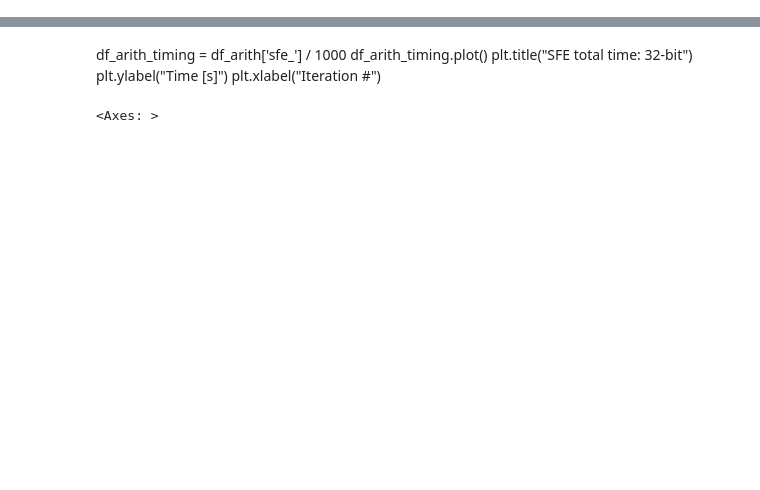
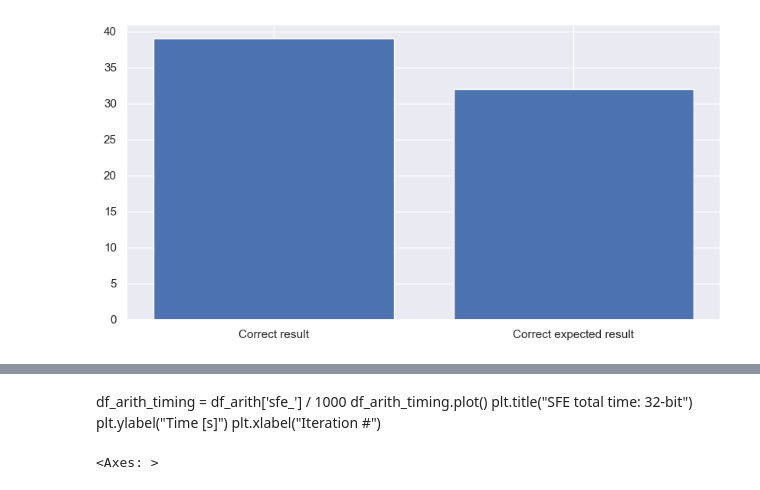
Before and after one commit to ChiemStevens/pffrocd, a Jupyter notebook: plotting/32-old vs 32-new.ipynb, the cells around one changed output, grey strips where cells are left out. Cells and saved outputs as stored; diff of their text form; code cells hidden in the pictures; blank space fills up the shorter version.

```diff
--- a/plotting/32-old vs 32-new.ipynb
+++ b/plotting/32-old vs 32-new.ipynb
@@ -59,0 +56,16 @@ df_boolean.head()
+# %%
+# To plot result vs expected result we need to know how many times the result is correct
+# and how many times the expected result is correct
+correct_result_boolean = 0
+correct_expected_result_boolean = 0
+for i in range(len(df_boolean["result"])):
+    correct_result_boolean += 1
+    if df_boolean["result"][i] == df_boolean["expected_result"][i]:
+        correct_expected_result_boolean += 1
+
+# plot correct result vs correct expected result in bar chart
+plt.figure(figsize=(10, 5))
+plt.bar(["Correct result", "Correct expected result"], [correct_result_boolean, correct_expected_result_boolean])
+plt.show()
+# %% [output]
+[figure, added]
```
Also changed, not shown: parts of 8 cells of this notebook, 1 other file.
